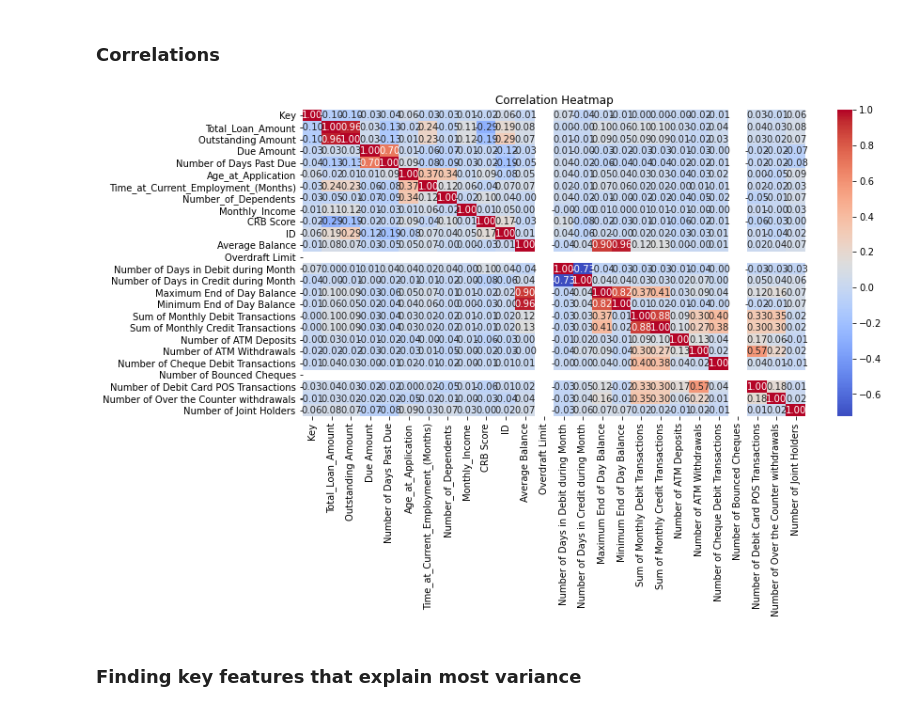
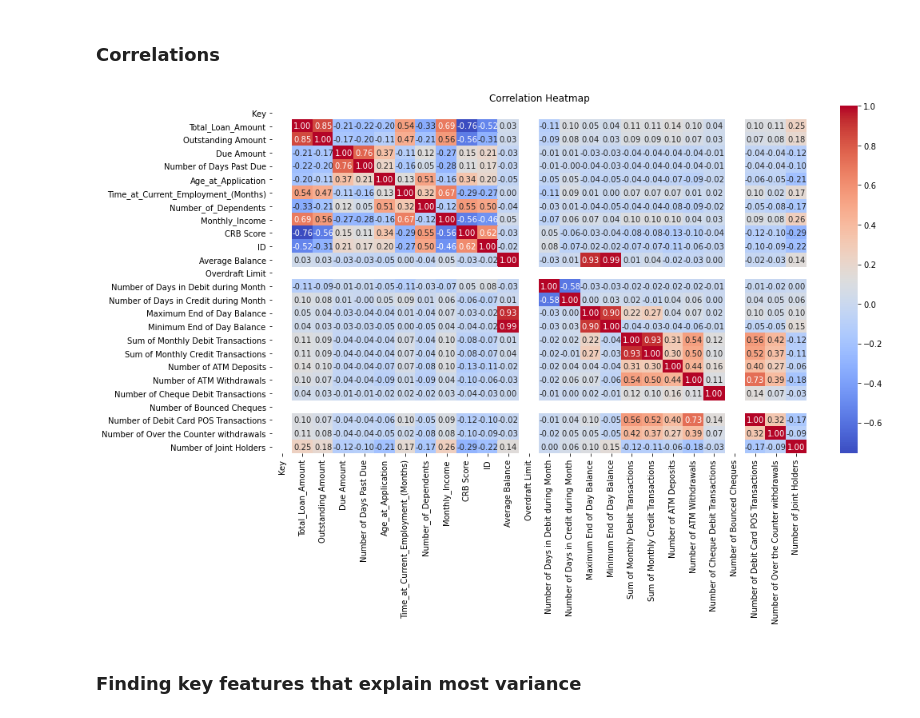
Before and after one commit to Cheptoi-Millicent/DSF-PT08P5-GROUP6-CAPSTONE-PROJECT, a Jupyter notebook: index.ipynb, the cells around one changed output. Cells and saved outputs as stored; diff of their text form; code cells hidden in the pictures.

```diff
--- a/index.ipynb
+++ b/index.ipynb
@@ -1161,3 +1159,19 @@ print(f"Sampled dataset size: {sampled_df2.shape[0]}")
 # %% [output]
 Original dataset size: 857672
 Sampled dataset size: 88430
+# %%
+# Get unique application ID from current$savings data
+unique_app_ids = curr_savings_data["Application ID"].unique()
+
+# Sample 10% of unique Application IDs
+sampled_app_ids_100k = pd.Series(unique_app_ids).sample(frac=0.01, random_state=42)
+
+# Filter the dataset to keep only sampled Application IDs
+sampled_df3 = curr_savings_data[curr_savings_data["Application ID"].isin(sampled_app_ids_100k)]
+
+# Save the sampled data
+# sampled_df3.to_csv("sampled_dataset_1.csv", index=False)
+
+# Compare the sizes
+print(f"Original dataset size: {curr_savings_data.shape[0]}")
+print(f"Sampled dataset size: {sampled_df3.shape[0]}")
@@ -1163,0 +1181,9 @@ Sampled dataset size: 88430
+# %%
+# Merge on Application_ID (crb merged df) and curr savings Application_ID (Application Data)
+final_merged_df_100k = crb_merged_df.merge(sampled_df3, left_on="Application_ID", right_on="Application ID", how="inner")
+
+# # Drop duplicate column after merging
+final_merged_df_100k.drop(columns=["Application ID"], inplace=True)
+
+# Display the merged DataFrame summary
+final_merged_df_100k.info()
@@ -1164,12 +1208,12 @@ Sampled dataset size: 88430
 # %%
 # Merge on Application_ID (crb merged df) and curr savings Application_ID (Application Data)
-final_merged_df = crb_merged_df.merge(sampled_df2, left_on="Application_ID", right_on="Application ID", how="inner")
+final_merged_1m_df = crb_merged_df.merge(sampled_df2, left_on="Application_ID", right_on="Application ID", how="inner")
 
 # # Drop duplicate column after merging
-final_merged_df.drop(columns=["Application ID"], inplace=True)
+final_merged_1m_df.drop(columns=["Application ID"], inplace=True)
 
 # Display the merged DataFrame summary
-final_merged_df.info()
+final_merged_1m_df.info()
 # %% [output]
 <class 'pandas.core.frame.DataFrame'>
 Int64Index: 1032198 entries, 0 to 1032197
@@ -1330,11 +1374,12 @@ final_merged_df.describe()
 # %%
 # Identify numerical and categorical columns
-num_cols = final_merged_df.select_dtypes(include=['int64', 'float64']).columns.tolist()
-cat_cols = final_merged_df.select_dtypes(include=['object']).columns.tolist()
+num_cols = final_merged_1m_df.select_dtypes(include=['int64', 'float64']).columns.tolist()
+cat_cols = final_merged_1m_df.select_dtypes(include=['object']).columns.tolist()
 
 # Remove Application ID
 cat_cols.remove("Application_ID")
 
+# Print the columns
 print("\nNumerical Columns:", num_cols)
 print("\nCategorical Columns:", cat_cols)
 # %% [output]
@@ -1525,13 +1652,13 @@ plt.show()
 # %% [markdown]
 ### Correlations
 # %%
-numerical_cols_df = final_merged_df[num_cols]
+numerical_cols_df = final_merged_df_100k[num_cols]
 plt.figure(figsize=(15,8))
 sns.heatmap(numerical_cols_df.corr(), annot=True, cmap="coolwarm", fmt='.2f')
 plt.title("Correlation Heatmap")
 plt.show()
 # %% [output]
-[figure, old version]
+[figure, new version]
 # %%
 # # Categorical Analysis: Chi-Square Test
 # def chi_square_test(col1, col2):
```
Also changed, not shown: parts of 43 cells of this notebook.
